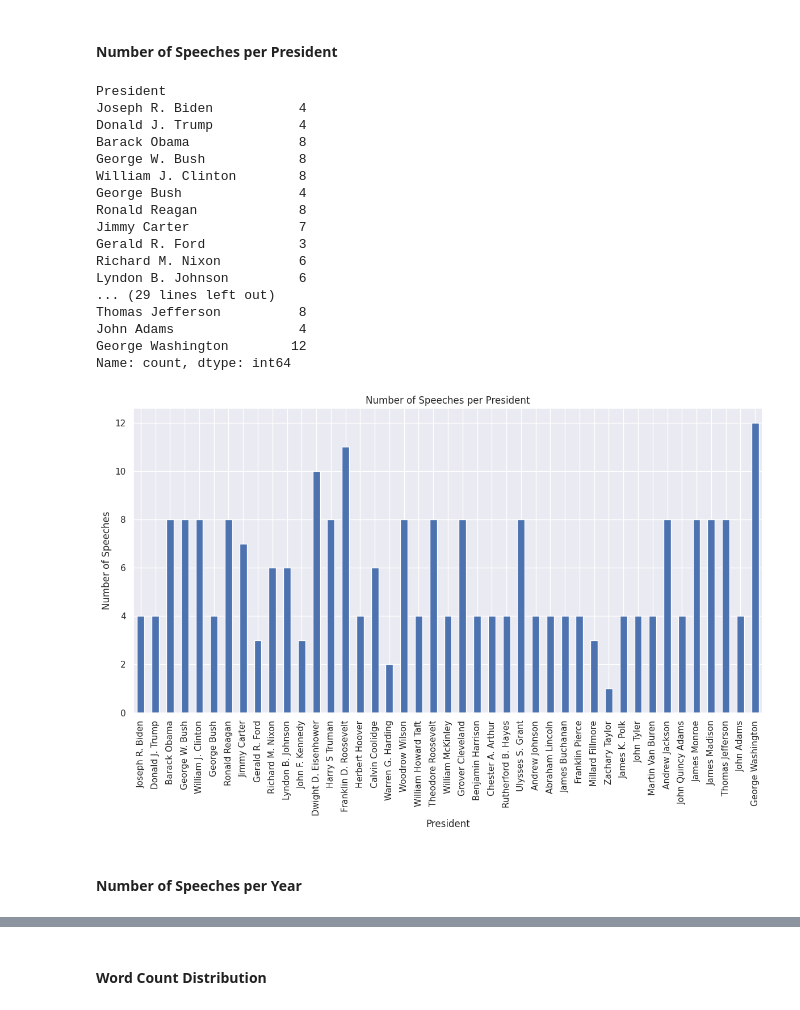
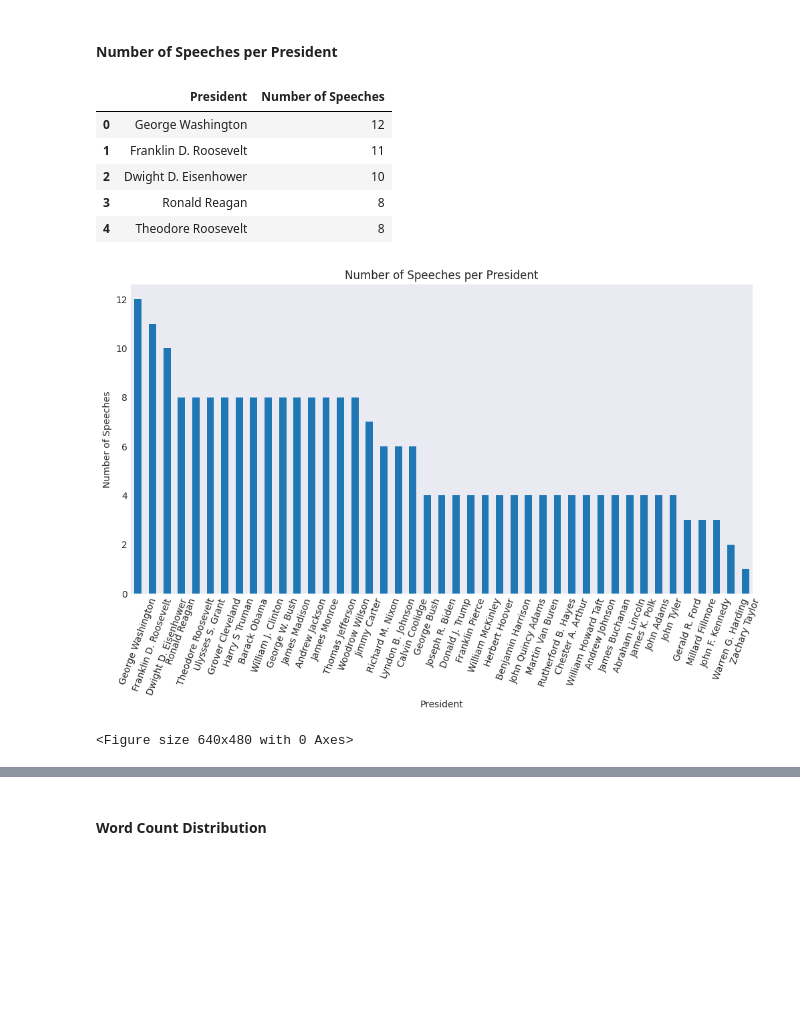
Before and after one commit to UCB-stat-159-f25/proj02-group08, a Jupyter notebook: notebooks/nlp-P01.ipynb, the cells around one changed output, grey strips where cells are left out. Drawn from its saved outputs; the diff is of its cells as text; code cells hidden in the pictures; blank space fills up the shorter version.

```diff
--- a/notebooks/nlp-P01.ipynb
+++ b/notebooks/nlp-P01.ipynb
@@ -124,24 +63,14 @@ Replicate the plots below using the hints specified. For each plot, provide some
 # %%
 # Hint - use value_counts() on the President column
 # Hint - sort in order of dataframe
+speeches_per_president_df = sou['President'].value_counts().sort_values(ascending=False).reset_index()
+speeches_per_president_df.columns = ['President', 'Number of Speeches']
 
-number_speeches_per_president = sou["President"].value_counts(sort=False)
-number_speeches_per_president
+speeches_per_president_df.head()
 # %% [output]
-President
-Joseph R. Biden           4
-Donald J. Trump           4
-Barack Obama              8
-George W. Bush            8
-William J. Clinton        8
-George Bush               4
-Ronald Reagan             8
-Jimmy Carter              7
-Gerald R. Ford            3
-Richard M. Nixon          6
-Lyndon B. Johnson         6
-... (29 lines left out)
-Thomas Jefferson          8
-John Adams                4
-George Washington        12
-Name: count, dtype: int64
+|  | President | Number of Speeches |
+| 0 | George Washington | 12 |
+| 1 | Franklin D. Roosevelt | 11 |
+| 2 | Dwight D. Eisenhower | 10 |
+| 3 | Ronald Reagan | 8 |
+| 4 | Theodore Roosevelt | 8 |
@@ -176,22 +77,17 @@ def plot_number_speeches_per(
-# %%
-####################
-## CALL THIS BLOCK from part01.py
-####################
-
-
-# Plot
-# Hint - use the .plot() method for Pandas Series, make sure all presidents show up on x-axis
-
-# number_speeches_per_president.plot(kind="bar");
-plot_number_speeches_per(
-    series=number_speeches_per_president,
-    kind_of_plot="bar",
-    title="Number of Speeches per President",
-    xlabel="President",
-    ylabel="Number of Speeches",
-    figsize=(XDIMENSION, YDIMENSION)
-)
-# %% [output]
-[figure, removed]
-# %% [markdown]
-#### Number of Speeches per Year
+# %%
+speeches_per_president = sou['President'].value_counts().sort_values(ascending=False)
+
+# Plot
+plt.figure(figsize=(12,6))
+speeches_per_president.plot(kind='bar')
+
+plt.title("Number of Speeches per President")
+plt.xlabel("President")
+plt.ylabel("Number of Speeches")
+plt.xticks(rotation=70)
+plt.show()
+
+plt.savefig(DIR_OUTPUTS / "numberOfSpechesPerPresident.png", dpi=300, bbox_inches="tight")
+# %% [output]
+[figure, added]
+<Figure size 640x480 with 0 Axes>
```
Also changed, not shown: parts of 25 cells of this notebook, 11 other files.
